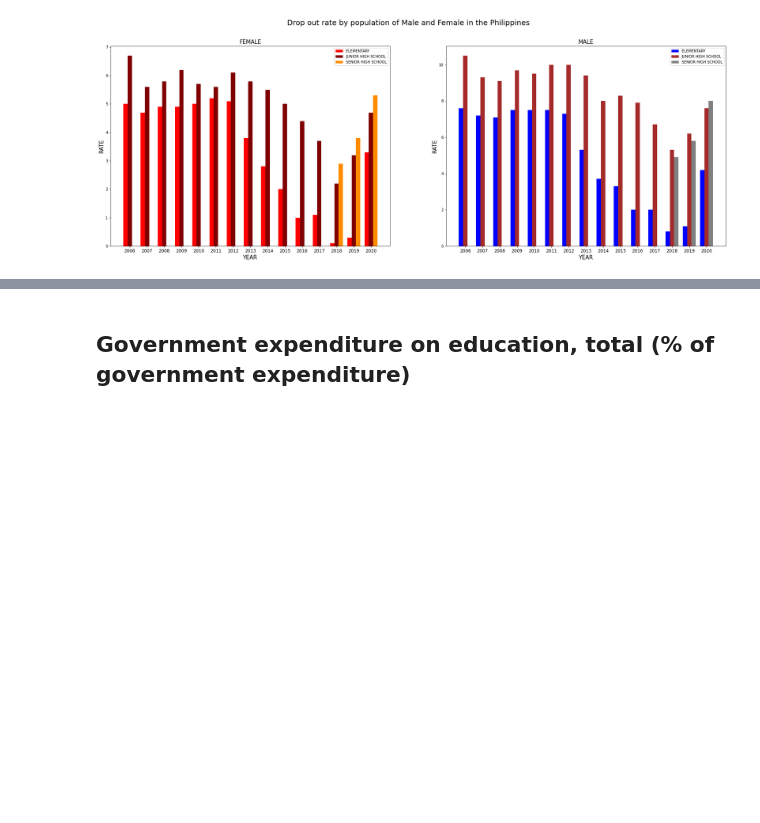
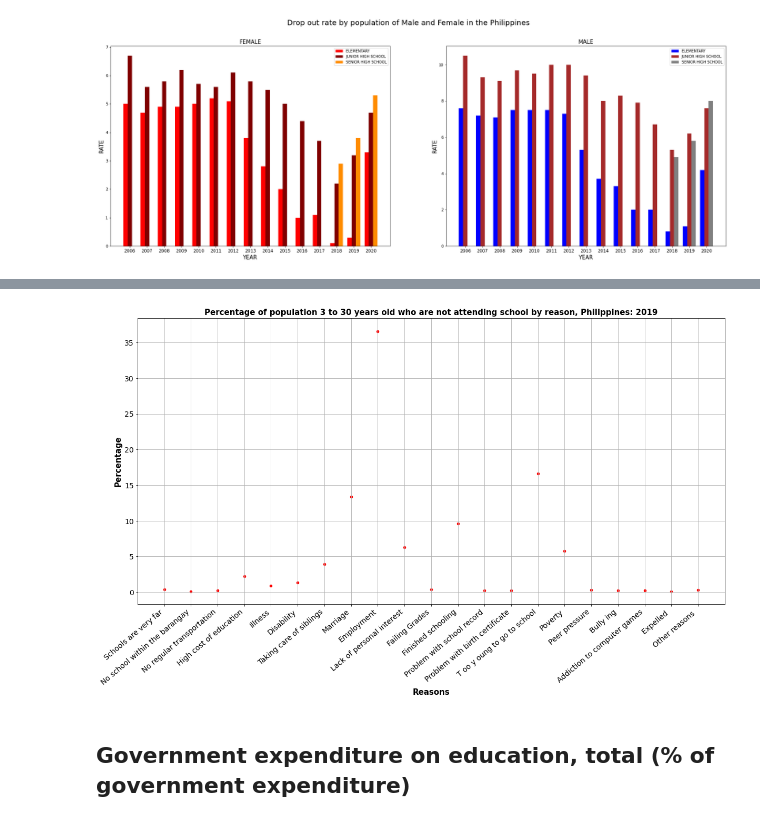
Before and after one commit to DarlynBSIT-3206/Gang-of-Greatness, a Jupyter notebook: Educational_System_Malpractice_and_Negligence_on_the_real_purpose_basis_of_education.ipynb, the cells around one changed output, grey strips where cells are left out. Cells and saved outputs as stored; diff of their text form; code cells hidden in the pictures; blank space fills up the shorter version.

Commit message:
added a scatter plot

```diff
--- a/Educational_System_Malpractice_and_Negligence_on_the_real_purpose_basis_of_education.ipynb
+++ b/Educational_System_Malpractice_and_Negligence_on_the_real_purpose_basis_of_education.ipynb
@@ -395,0 +398,4 @@ plt.show()
+# %%
+url = 'https://raw.githubusercontent.com/joshuagc/try/main/datasets/reasons.csv?token=GHSAT0AAAAAABVFF2XZWSN2AROMIIBABIAAYU5YHZQ'
+df = pd.read_csv(url)
+display(df.iloc[0:])
@@ -396,3 +420,24 @@ plt.show()
+# %%
+f = plt.figure()
+f.set_figwidth(20)
+f.set_figheight(10)
+
+x = df["Reasons for not attending School"]
+y = df[" 3-30"]
+
+plt.scatter(x, y, s=20,c="red")
+plt.xticks(fontsize = 14, rotation = 40, ha = 'right')
+
+
+plt.yticks(fontsize = 14)
+
+plt.xlabel("Reasons", fontweight = "bold", fontsize = 15)
+plt.ylabel("Percentage", fontweight = "bold", fontsize = 15)
+plt.title("Percentage of population 3 to 30 years old who are not attending school by reason, Philippines: 2019", fontweight = "bold", fontsize = 15)
+plt.grid(linestyle = '-')
+plt.show()
+# %% [output]
+[figure, added]
 # %% [markdown]
 ## Government expenditure on education, total (% of government expenditure)
 # %%
```
Also changed, not shown: parts of 2 cells of this notebook.
